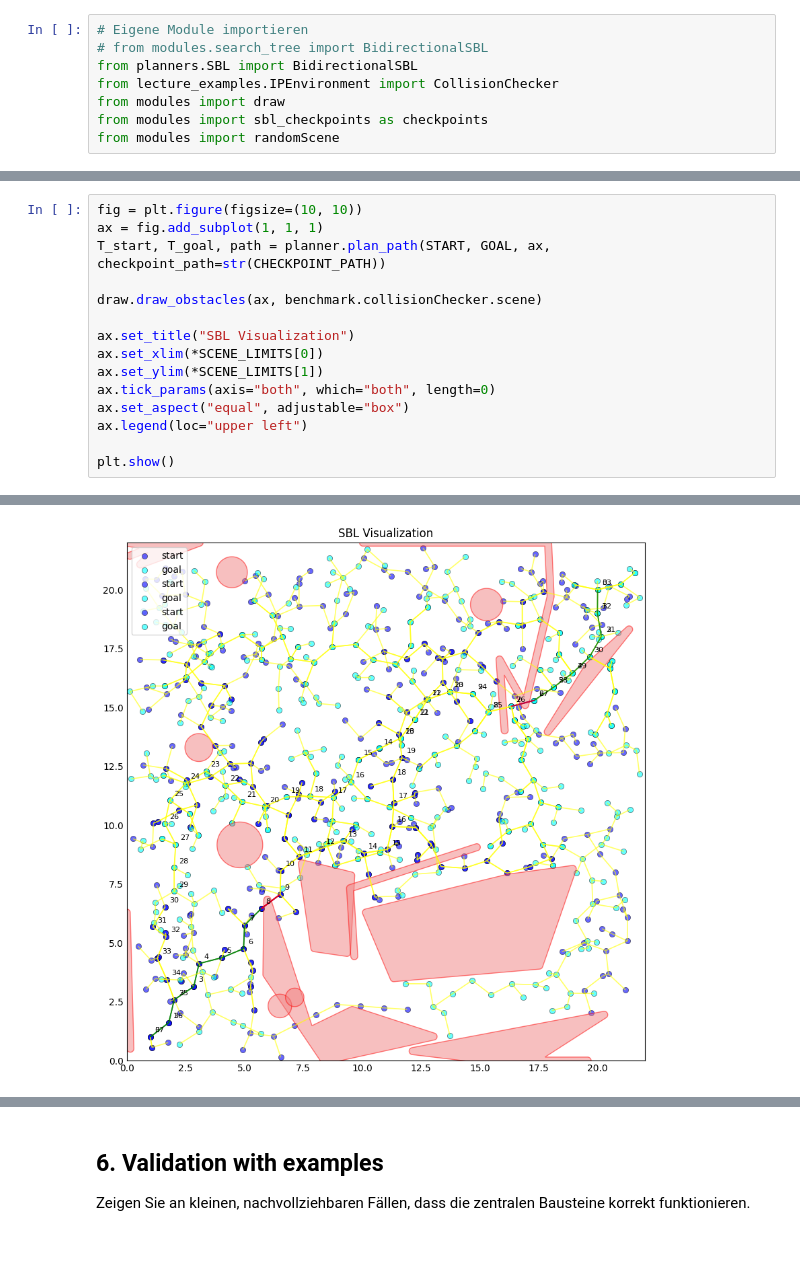
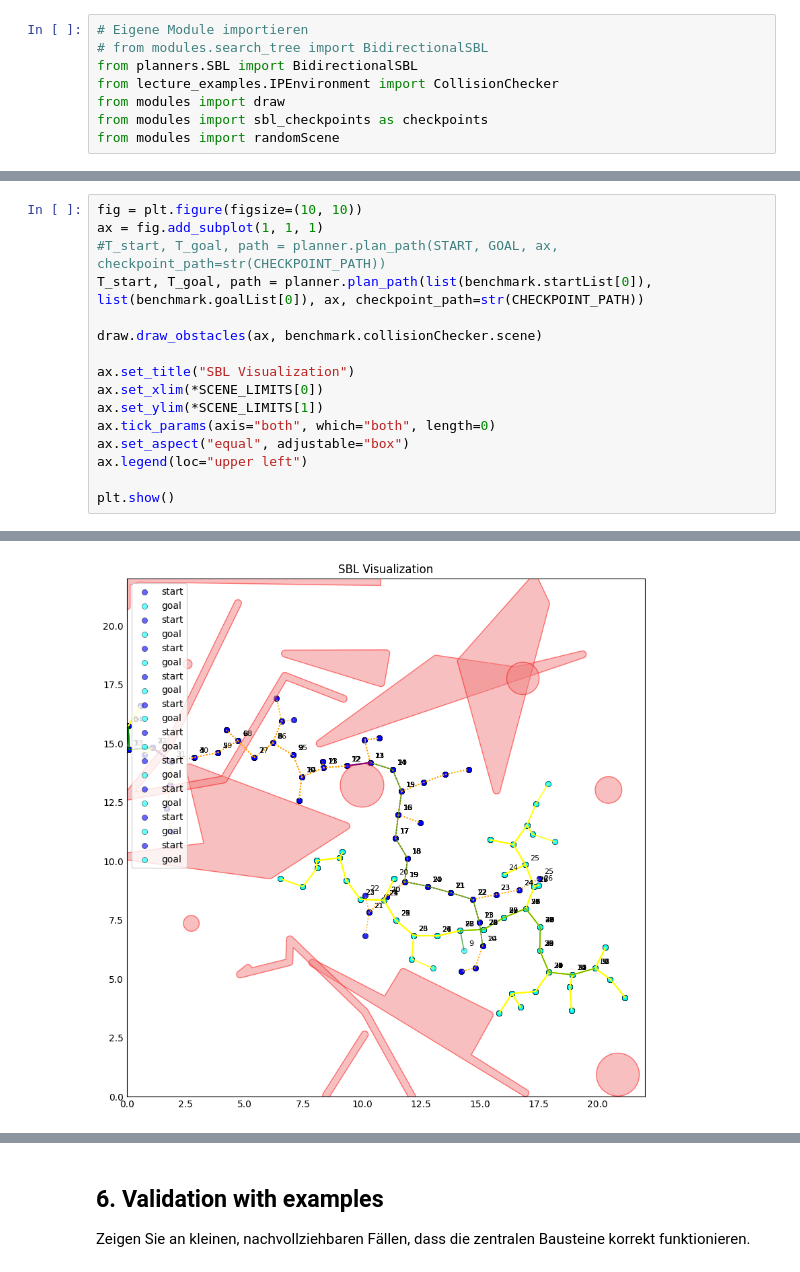
Before and after one commit to gabrielle-me/ikp-sbl, a Jupyter notebook: notebooks/SBL.ipynb, the cells around one changed output, grey strips where cells are left out. Drawn from its saved outputs; the diff is of its cells as text.

```diff
--- a/notebooks/SBL.ipynb
+++ b/notebooks/SBL.ipynb
@@ -114,7 +112,8 @@ KeyboardInterrupt:
 # %%
 fig = plt.figure(figsize=(10, 10))
 ax = fig.add_subplot(1, 1, 1)
-T_start, T_goal, path = planner.plan_path(START, GOAL, ax, checkpoint_path=str(CHECKPOINT_PATH))
+#T_start, T_goal, path = planner.plan_path(START, GOAL, ax, checkpoint_path=str(CHECKPOINT_PATH))
+T_start, T_goal, path = planner.plan_path(list(benchmark.startList[0]), list(benchmark.goalList[0]), ax, checkpoint_path=str(CHECKPOINT_PATH))
 
 draw.draw_obstacles(ax, benchmark.collisionChecker.scene)
 
@@ -132,4 +146,4 @@ Collision found between Node [17.3033607  15.29840907] at goal tree - Node [16.3
-[figure, old version]
+[figure, new version]
 # %%
 checkpoints.animate(CHECKPOINT_PATH,benchmark.collisionChecker.scene,SCENE_LIMITS)
 # %% [output]
```
Also changed, not shown: parts of 5 cells of this notebook.
